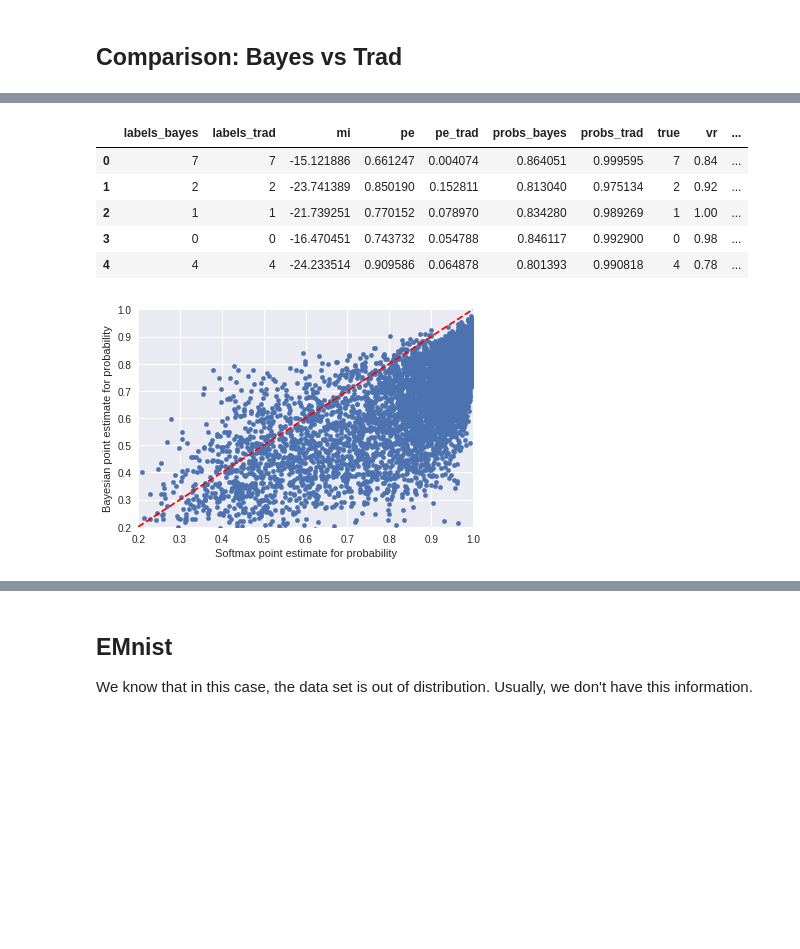
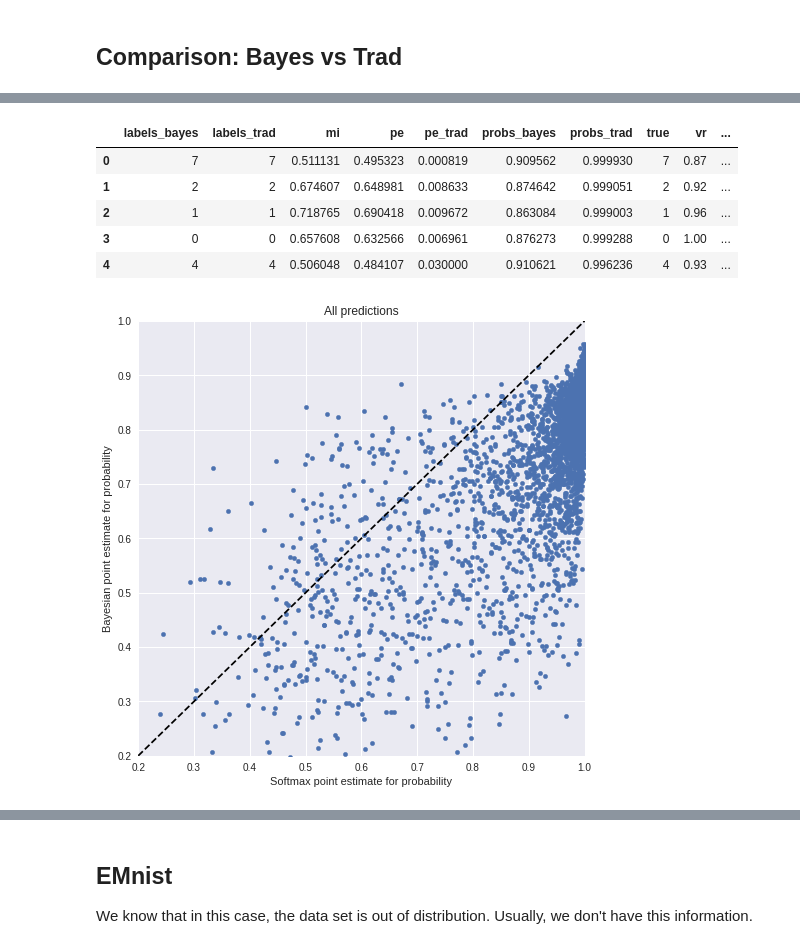
Before and after one commit to philarnold4242/test_Python, a Jupyter notebook: Bayesian_DL_ConvNet_Mnist.ipynb, the cells around one changed output, grey strips where cells are left out. Saved outputs shown, nothing was run; the diff lists cells and outputs as text; code cells hidden in the pictures; blank space fills up the shorter version.

```diff
--- a/Bayesian_DL_ConvNet_Mnist.ipynb
+++ b/Bayesian_DL_ConvNet_Mnist.ipynb
@@ -4,8 +4,8 @@
 # Chapter 4 - Convolutional Neural Nets<br>
 https://www.tensorflow.org/tutorials/deep_cnn
 # %%
-N = 50 # Number of samples for forward pass
-Ntrain_steps = 500
+N = 100 # Number of samples for forward pass
+Ntrain_steps = 2000
 bayesian_keep_prob = 0.8
 # %%
 from google.colab import drive
@@ -88,9 +88,9 @@ def mut_inf(x):
         # Calculate conditional entropy
         p = x[:,n,:] + pc
         logp = np.log(p)
-        ce = np.sum(np.multiply(p,logp))
+        ce = np.mean(np.multiply(p,logp))
 
-        mis[n] = 1/T * pe + ce
+        mis[n] = pe - ce
 
     return mis
 # %% [markdown]
@@ -411,15 +462,4 @@ probs_bayes = np.max(samples_avg, axis=1)
 # %%
-ref = np.argmax(mnist.test.labels, axis=1)
-data = { 'true': ref.tolist(),
-         'labels_trad': labels_trad.tolist(),
-         'probs_trad': probs_trad.tolist(),
-         'labels_bayes': labels_bayes.tolist(),
-         'probs_bayes': probs_bayes.tolist(),
-         'vr': vr.tolist(),
-         'pe': pe.tolist(),
-         'mi': mi.tolist(),
-         'pe_trad': pe_trad.tolist()}
-
 df = pd.DataFrame(data)
 
 df = df.assign(correct_trad = df.true == df.labels_trad)
@@ -431,29 +471,33 @@ df_both_right = df[(df.correct_trad == True) & (df.correct_bayes == True)]
 df.head()
 # %% [output]
 |  | labels_bayes | labels_trad | mi | pe | pe_trad | probs_bayes | probs_trad | true | vr | ... |
-| 0 | 7 | 7 | -15.121886 | 0.661247 | 0.004074 | 0.864051 | 0.999595 | 7 | 0.84 | ... |
-| 1 | 2 | 2 | -23.741389 | 0.850190 | 0.152811 | 0.813040 | 0.975134 | 2 | 0.92 | ... |
-| 2 | 1 | 1 | -21.739251 | 0.770152 | 0.078970 | 0.834280 | 0.989269 | 1 | 1.00 | ... |
-| 3 | 0 | 0 | -16.470451 | 0.743732 | 0.054788 | 0.846117 | 0.992900 | 0 | 0.98 | ... |
-| 4 | 4 | 4 | -24.233514 | 0.909586 | 0.064878 | 0.801393 | 0.990818 | 4 | 0.78 | ... |
+| 0 | 7 | 7 | 0.511131 | 0.495323 | 0.000819 | 0.909562 | 0.999930 | 7 | 0.87 | ... |
+| 1 | 2 | 2 | 0.674607 | 0.648981 | 0.008633 | 0.874642 | 0.999051 | 2 | 0.92 | ... |
+| 2 | 1 | 1 | 0.718765 | 0.690418 | 0.009672 | 0.863084 | 0.999003 | 1 | 0.96 | ... |
+| 3 | 0 | 0 | 0.657608 | 0.632566 | 0.006961 | 0.876273 | 0.999288 | 0 | 1.00 | ... |
+| 4 | 4 | 4 | 0.506048 | 0.484107 | 0.030000 | 0.910621 | 0.996236 | 4 | 0.93 | ... |
 # %%
+plt.rcParams["figure.figsize"] = (8,8)
+
 def abline(slope, intercept):
     """Plot a line from slope and intercept"""
     axes = plt.gca()
     x_vals = np.array(axes.get_xlim())
     y_vals = intercept + slope * x_vals
-    plt.plot(x_vals, y_vals, '--', color = "red")
+    plt.plot(x_vals, y_vals, '--', color = "black")
 
 # Best guess
 # Traditional approach is much more confidennt than Bayesian approach
 ax = df.plot.scatter(x = 'probs_trad', y = 'probs_bayes')
 ax.set_xlim(0.2, 1)
 ax.set_ylim(0.2, 1)
 ax.set_xlabel("Softmax point estimate for probability")
 ax.set_ylabel("Bayesian point estimate for probability")
+plt.title("All predictions")
+
 abline(1, 0)
 # %% [output]
-[figure, old version]
+[figure, new version]
 # %%
 ax = df.plot.scatter(x = 'pe_trad', y = 'pe')
 #ax.set_xlim(0.0, 1)
```
Also changed, not shown: parts of 39 cells of this notebook.
